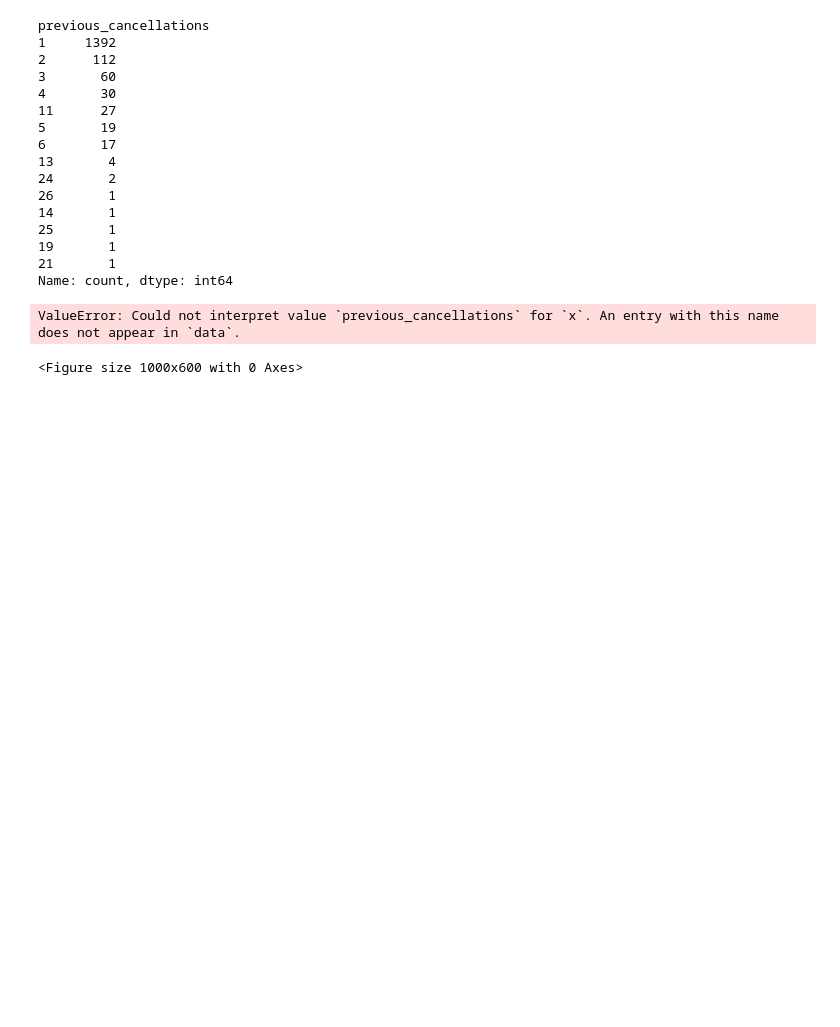
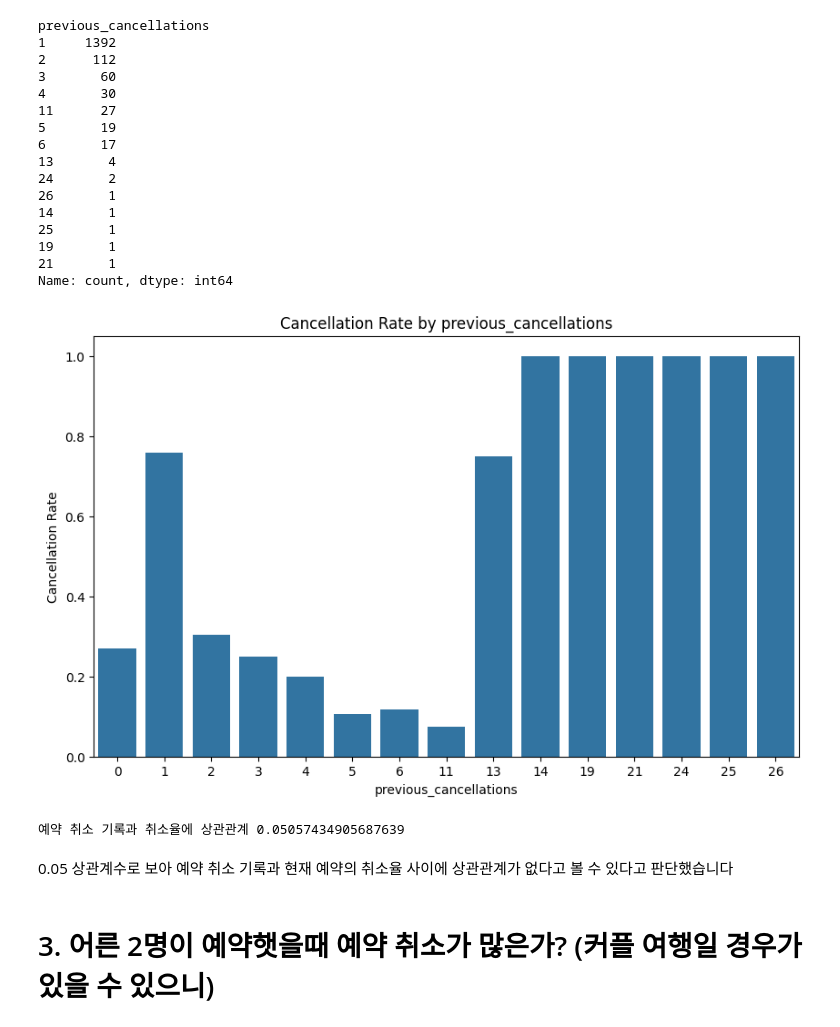
Before and after one commit to forexms78/AI-05-, a Jupyter notebook: 미션2_2팀_박병호.ipynb, the cells around one changed output. Saved outputs shown, nothing was run; the diff lists cells and outputs as text; code cells hidden in the pictures; blank space fills up the shorter version.

```diff
--- a/미션2_2팀_박병호.ipynb
+++ b/미션2_2팀_박병호.ipynb
@@ -469,19 +448,29 @@ Name: count, dtype: int64
 # %%
 # 취소율을 시각화하기
 
 import pandas as pd
 import seaborn as sns
 import matplotlib.pyplot as plt
 
 # booking_changes 에 따른 취소율 계산
-cancel_rate_by_chagnes2 = df.groupby('previous_cancellations')['is_canceled'].mean().reset_index()
+cancel_rate_by_chagnes2 = df_cleaned.groupby('previous_cancellations')['is_canceled'].mean().reset_index()
 
 plt.figure(figsize=(10,6))
-sns.barplot(x='previous_cancellations', y='is_canceled', data=cancel_rate_by_chagnes)
+sns.barplot(x='previous_cancellations', y='is_canceled', data=cancel_rate_by_chagnes2)
 plt.title('Cancellation Rate by previous_cancellations')
 plt.xlabel('previous_cancellations')
 plt.ylabel('Cancellation Rate')
 plt.show()
 # %% [output]
-ValueError: Could not interpret value `previous_cancellations` for `x`. An entry with this name does not appear in `data`.
-<Figure size 1000x600 with 0 Axes>
+[figure, added]
+# %%
+# 상관 관계 계수 확인하기
+
+correlation2 = df_cleaned['previous_cancellations'].corr(df_cleaned['is_canceled'])
+print(f'예약 취소 기록과 취소율에 상관관계 {correlation2} ')
+# %% [output]
+예약 취소 기록과 취소율에 상관관계 0.05057434905687639
+# %% [markdown]
+0.05 상관계수로 보아 예약 취소 기록과 현재 예약의 취소율 사이에 상관관계가 없다고 볼 수 있다고 판단했습니다
+# %% [markdown]
+# 3. 어른 2명이 예약햇을때 예약 취소가 많은가? (커플 여행일 경우가 있을 수 있으니)
```
Also changed, not shown: parts of 23 cells of this notebook.
